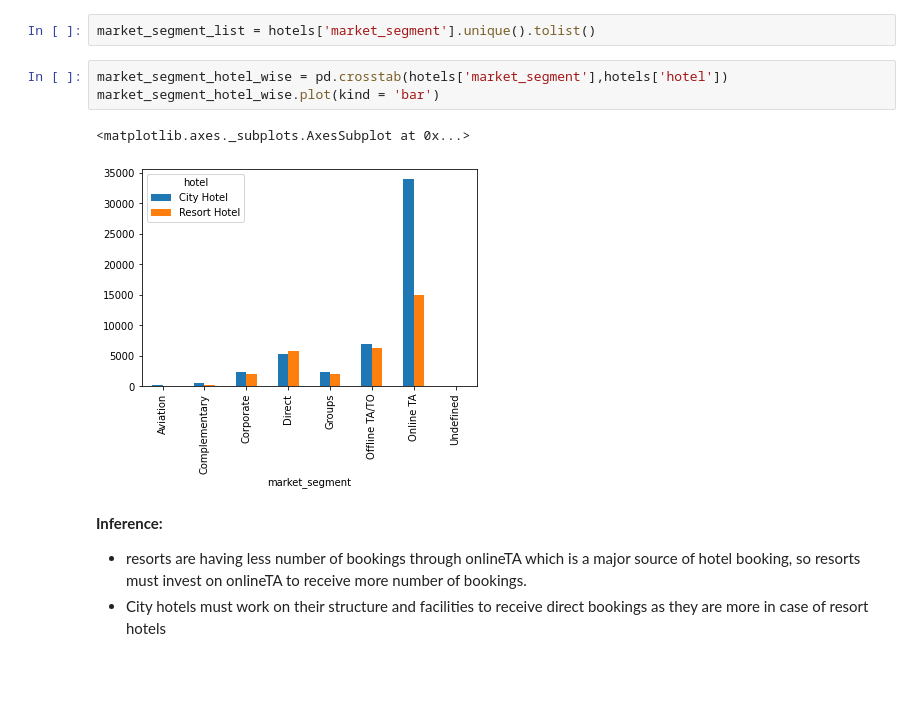
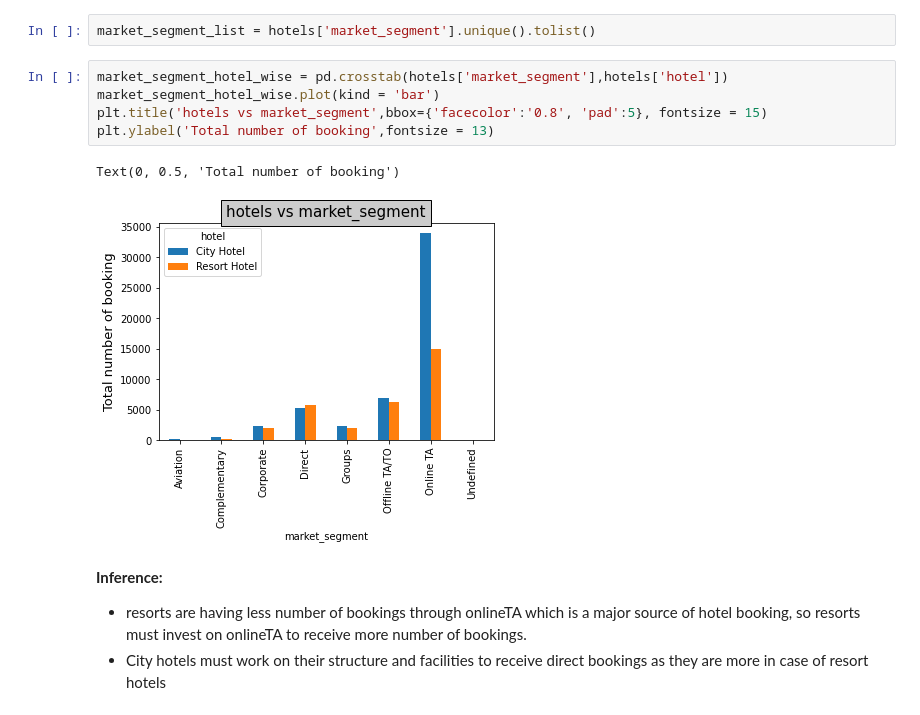
Before and after one commit to gauriagarwal18/Hotel_Booking_Analysis, a Jupyter notebook: Hotel_Booking.ipynb, the cells around one changed output. Saved outputs shown, nothing was run; the diff lists cells and outputs as text; blank space fills up the shorter version.

```diff
--- a/Hotel_Booking.ipynb
+++ b/Hotel_Booking.ipynb
@@ -682,9 +715,11 @@ market_segment_list = hotels['market_segment'].unique().tolist()
 # %%
 market_segment_hotel_wise = pd.crosstab(hotels['market_segment'],hotels['hotel'])
 market_segment_hotel_wise.plot(kind = 'bar')
+plt.title('hotels vs market_segment',bbox={'facecolor':'0.8', 'pad':5}, fontsize = 15)
+plt.ylabel('Total number of booking',fontsize = 13)
 # %% [output]
-<matplotlib.axes._subplots.AxesSubplot at 0x...>
+Text(0, 0.5, 'Total number of booking')
-[figure, old version]
+[figure, new version]
 # %% [markdown]
 **Inference:**
 - resorts are having less number of bookings through onlineTA which is a major source of hotel booking, so resorts must invest on onlineTA to receive more number of bookings.
```
Also changed, not shown: parts of 15 cells of this notebook.
